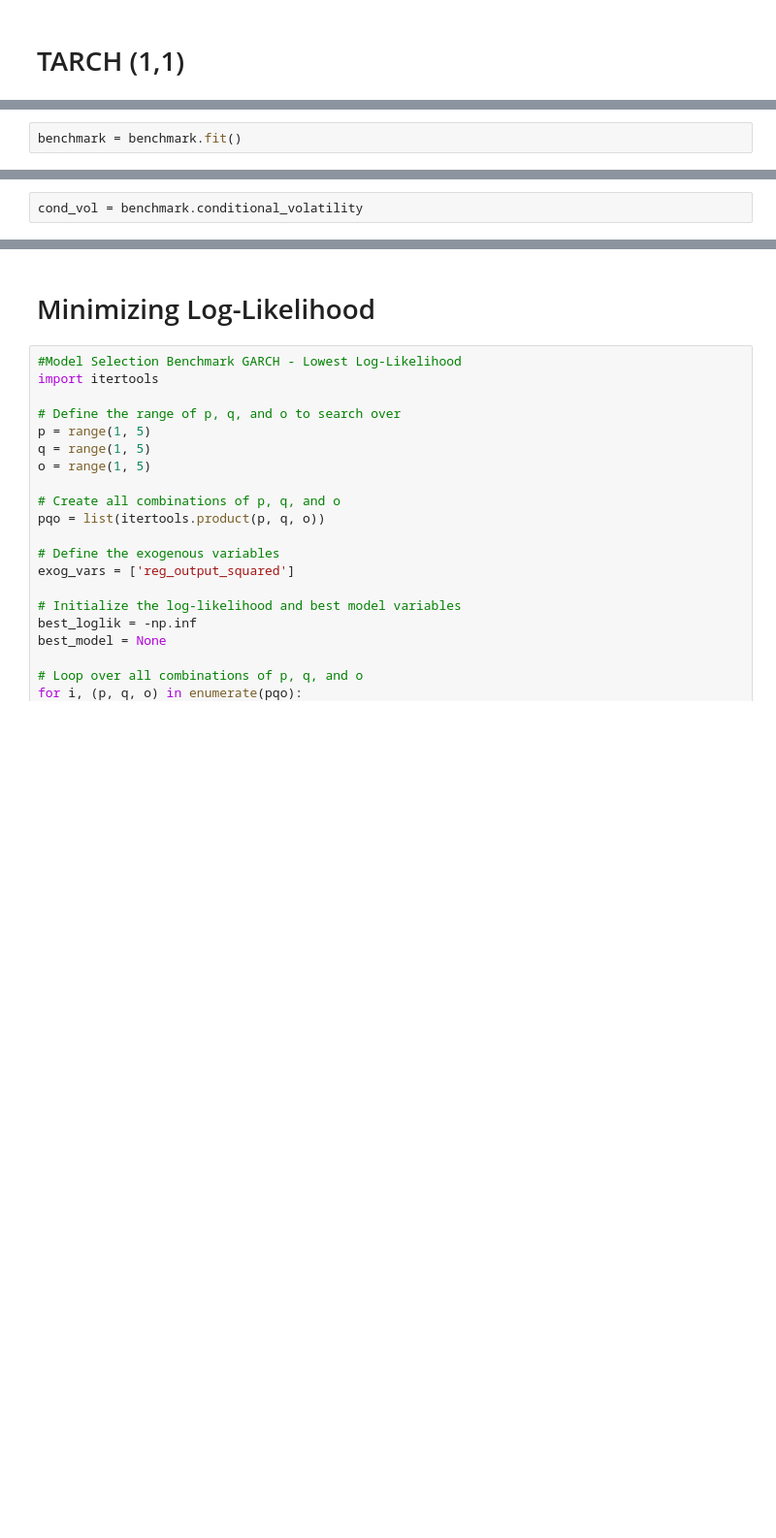
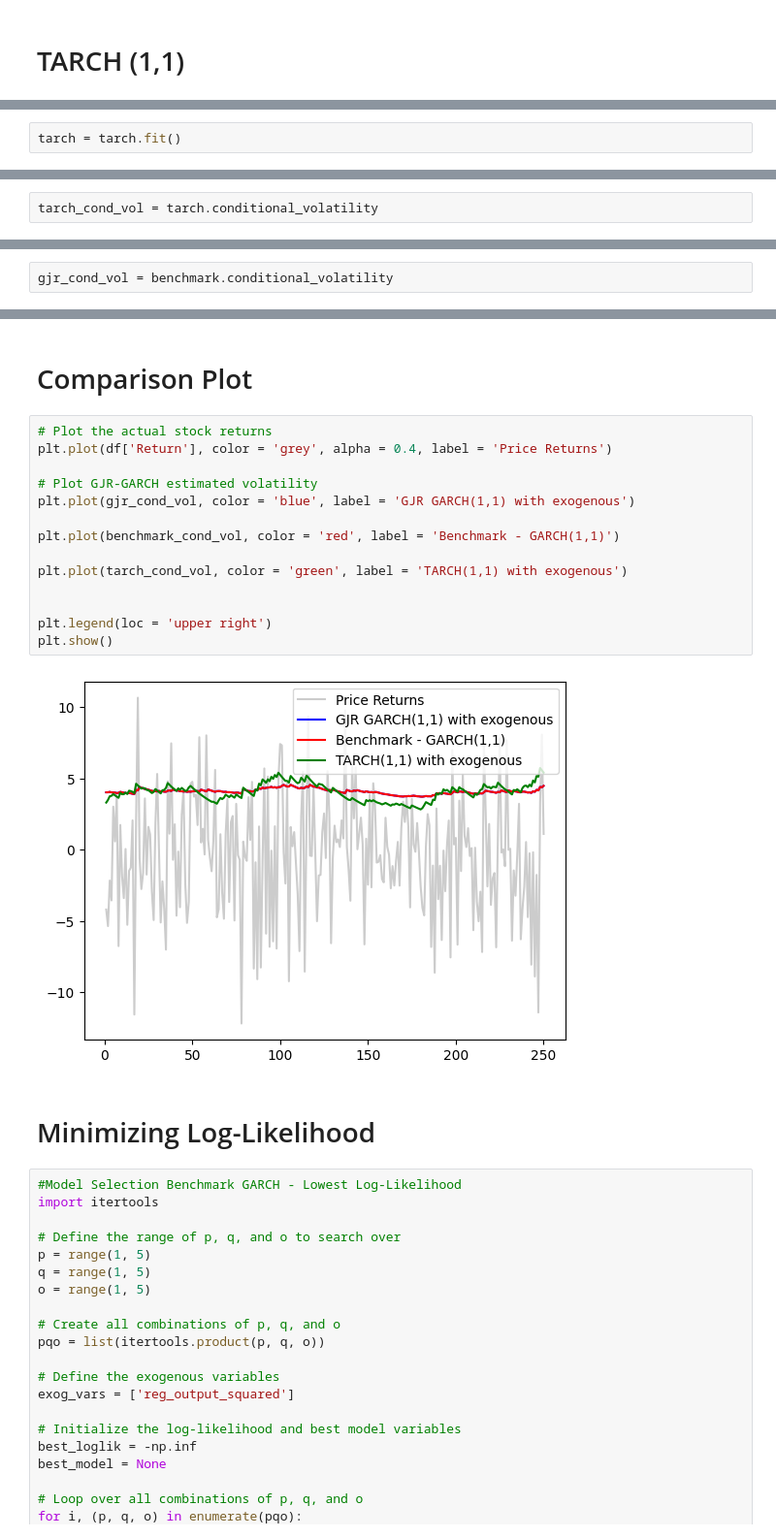
Before and after one commit to Maartenmoes9/Thesis_30_ECTS, a Jupyter notebook: GARCH_Oliver.ipynb, the cells around one changed output, grey strips where cells are left out. Shown: that part at 97% size. Cells and saved outputs as stored; diff of their text form; blank space fills up the shorter version.

```diff
--- a/GARCH_Oliver.ipynb
+++ b/GARCH_Oliver.ipynb
@@ -294,2 +296,0 @@ benchmark = arch.arch_model(df['Return'], mean='Constant', vol='GARCH', p=1, q=1
-# %%
-benchmark = benchmark.fit()
@@ -314,0 +297,2 @@ Optimization terminated successfully    (Exit mode 0)
+# %%
+tarch = tarch.fit()
@@ -348,3 +351,5 @@ plt.title("GARCH(1,1) Conditional Volatility Forecast")
 plt.show()
 # %% [output]
 [figure]
+# %%
+tarch_cond_vol = tarch.conditional_volatility
@@ -351,2 +427,2 @@ plt.show()
 # %%
-cond_vol = benchmark.conditional_volatility
+gjr_cond_vol = benchmark.conditional_volatility
@@ -383,3 +458,21 @@ Root Mean Squared Error (RMSE): 6.0413
+# %% [markdown]
+# Comparison Plot
+# %%
+# Plot the actual stock returns
+plt.plot(df['Return'], color = 'grey', alpha = 0.4, label = 'Price Returns')
+
+# Plot GJR-GARCH estimated volatility
+plt.plot(gjr_cond_vol, color = 'blue', label = 'GJR GARCH(1,1) with exogenous')
+
+plt.plot(benchmark_cond_vol, color = 'red', label = 'Benchmark - GARCH(1,1)')
+
+plt.plot(tarch_cond_vol, color = 'green', label = 'TARCH(1,1) with exogenous')
+
+
+plt.legend(loc = 'upper right')
+plt.show()
+# %% [output]
+[figure, added]
 # %% [markdown]
 # Minimizing Log-Likelihood
 # %%
```
Also changed, not shown: parts of 63 cells of this notebook.
